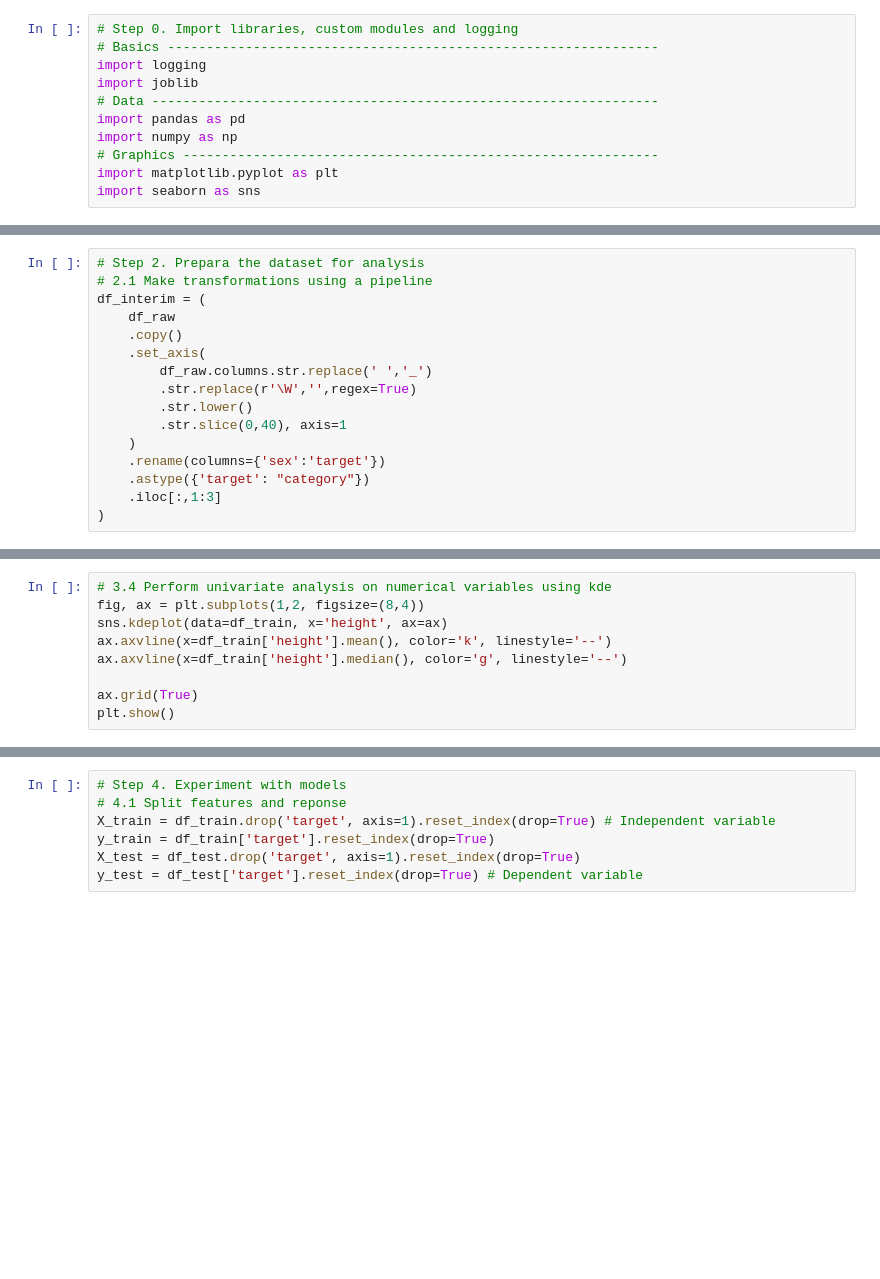
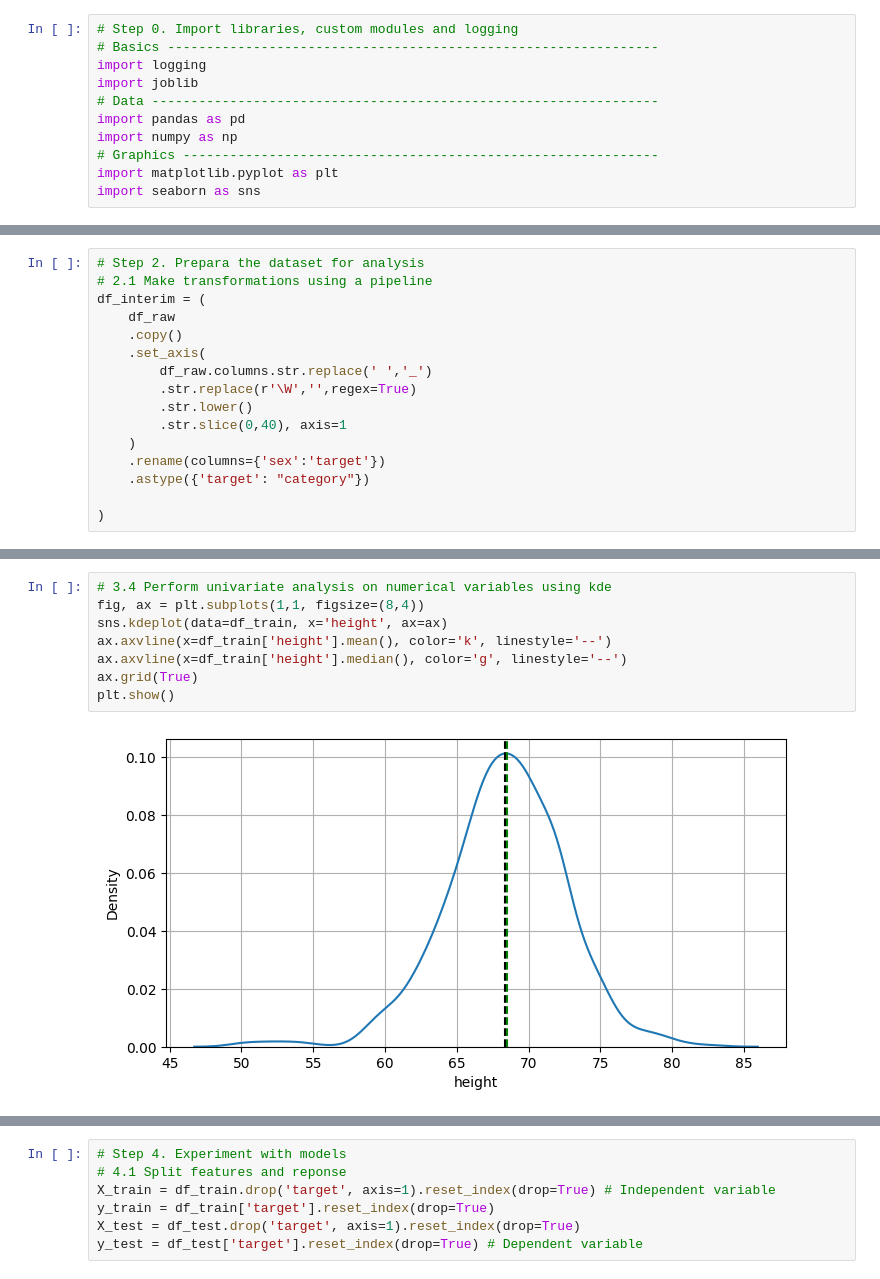
Before and after one commit to IrVallejo/linear_regression, a Jupyter notebook: 03_heights.ipynb, the cells around one changed output, grey strips where cells are left out. Saved outputs shown, nothing was run; the diff lists cells and outputs as text; blank space fills up the shorter version.

```diff
--- a/03_heights.ipynb
+++ b/03_heights.ipynb
@@ -49,7 +64,7 @@ df_interim = (
     )
     .rename(columns={'sex':'target'})
     .astype({'target': "category"})
-    .iloc[:,1:3]
+
 )
 # %%
 # 2.2 Create the final dataset with the target in front, show result
@@ -90,10 +138,11 @@ plt.show()
 # %%
 # 3.4 Perform univariate analysis on numerical variables using kde
-fig, ax = plt.subplots(1,2, figsize=(8,4))
+fig, ax = plt.subplots(1,1, figsize=(8,4))
 sns.kdeplot(data=df_train, x='height', ax=ax)
 ax.axvline(x=df_train['height'].mean(), color='k', linestyle='--')
 ax.axvline(x=df_train['height'].median(), color='g', linestyle='--')
-
 ax.grid(True)
 plt.show()
+# %% [output]
+[figure, added]
 # %%
```
Also changed, not shown: parts of 19 cells of this notebook.
